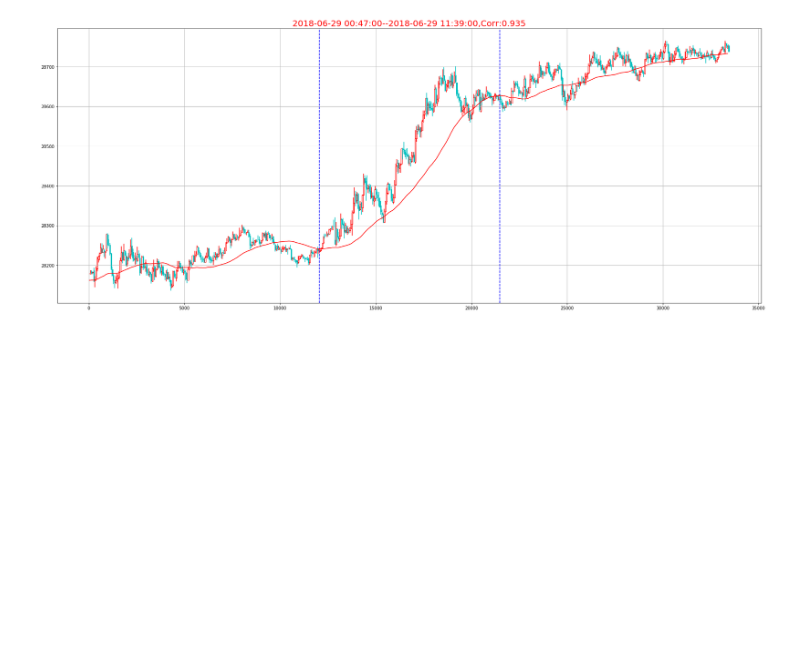
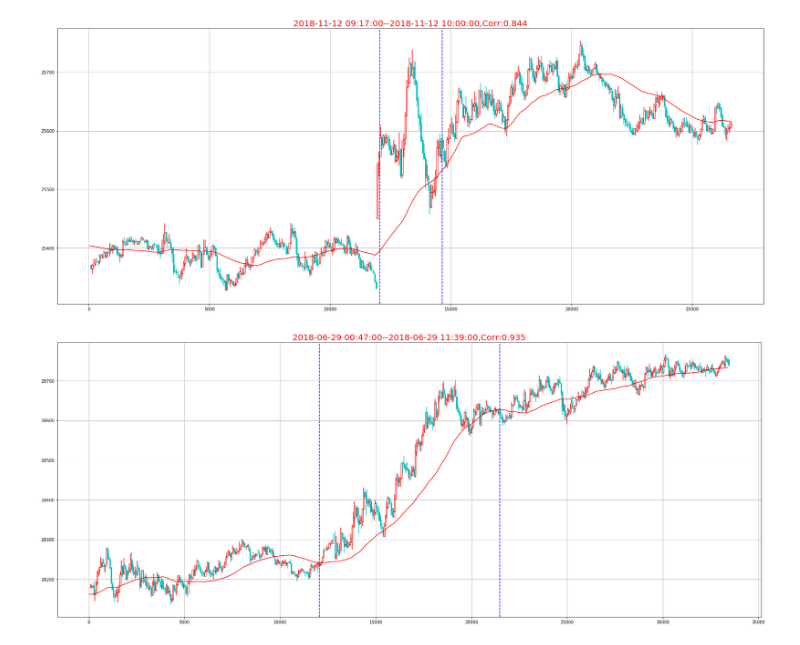
Before and after one commit to che7611/test2, a Jupyter notebook: TestK.ipynb, the cells around one changed output. Saved outputs shown, nothing was run; the diff lists cells and outputs as text; code cells hidden in the pictures; blank space fills up the shorter version.

```diff
--- a/TestK.ipynb
+++ b/TestK.ipynb
@@ -62,3 +104,7 @@ sa1.DrawNo(0,add1=200,add2=200)
+# %%
+sa1.DrawNo(1,add1=200,add2=200)
+# %% [output]
+[figure, added]
 # %%
 #快速的测试draw
 
```
Also changed, not shown: parts of 10 cells of this notebook, 4 other files.
